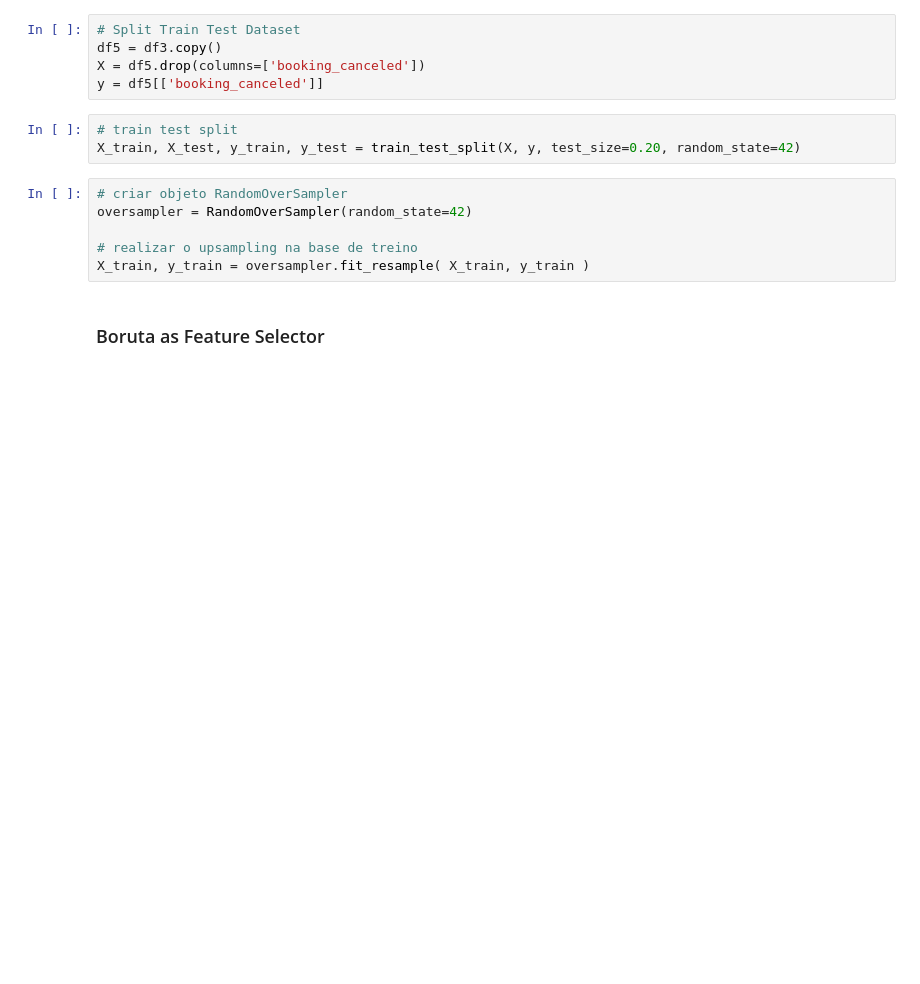
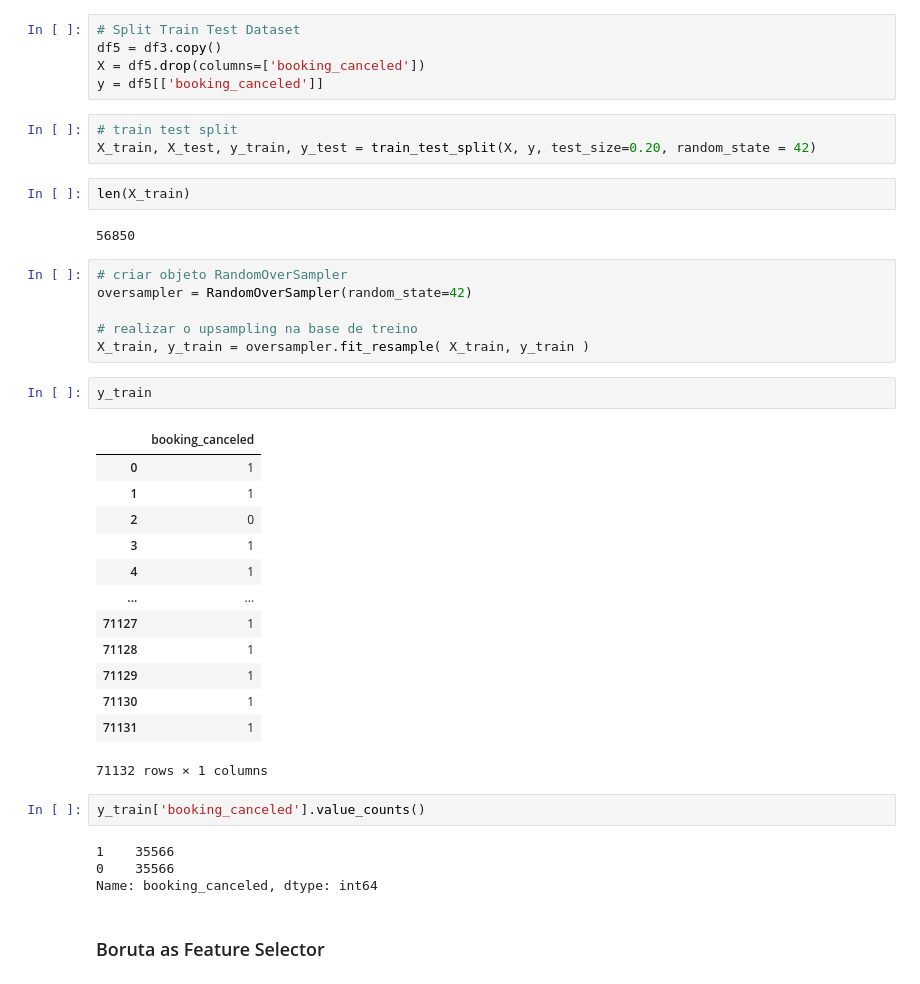
Before and after one commit to HallanMiranda/Rede-Hoteleira-Europeia, a Jupyter notebook: hachday_hotel-chain/hack-day_V2.ipynb, the cells around one changed output. Saved outputs shown, nothing was run; the diff lists cells and outputs as text; blank space fills up the shorter version.

```diff
--- a/hachday_hotel-chain/hack-day_V2.ipynb
+++ b/hachday_hotel-chain/hack-day_V2.ipynb
@@ -206,13 +204,39 @@ X = df5.drop(columns=['booking_canceled'])
 y = df5[['booking_canceled']]
 # %%
 # train test split
-X_train, X_test, y_train, y_test = train_test_split(X, y, test_size=0.20, random_state=42)
+X_train, X_test, y_train, y_test = train_test_split(X, y, test_size=0.20, random_state = 42)
+# %%
+len(X_train)
+# %% [output]
+56850
 # %%
 # criar objeto RandomOverSampler
 oversampler = RandomOverSampler(random_state=42)
 
 # realizar o upsampling na base de treino
 X_train, y_train = oversampler.fit_resample( X_train, y_train )
+# %%
+y_train
+# %% [output]
+|  | booking_canceled |
+| 0 | 1 |
+| 1 | 1 |
+| 2 | 0 |
+| 3 | 1 |
+| 4 | 1 |
+| ... | ... |
+| 71127 | 1 |
+| 71128 | 1 |
+| 71129 | 1 |
+| 71130 | 1 |
+| 71131 | 1 |
+71132 rows × 1 columns
+# %%
+y_train['booking_canceled'].value_counts()
+# %% [output]
+1    35566
+0    35566
+Name: booking_canceled, dtype: int64
 # %% [markdown]
 ### Boruta as Feature Selector
 # %%
```
Also changed, not shown: parts of 6 cells of this notebook.
